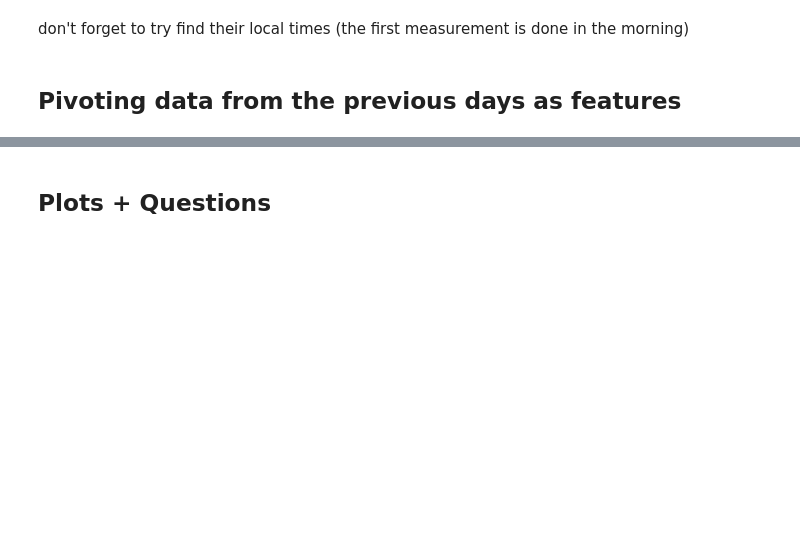
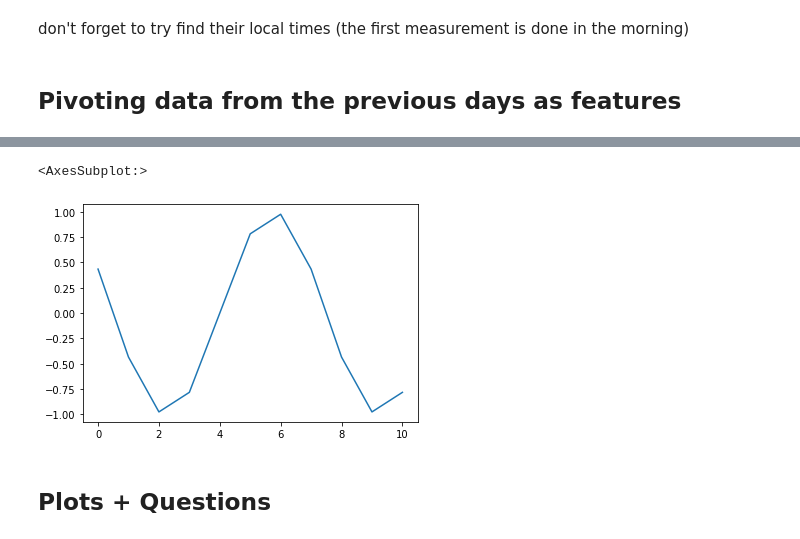
Before and after one commit to OlegBEZb/Data_Mining_assignment_1, a Jupyter notebook: Assignment_1.ipynb, the cells around one changed output, grey strips where cells are left out. Cells and saved outputs as stored; diff of their text form; code cells hidden in the pictures; blank space fills up the shorter version.

```diff
--- a/Assignment_1.ipynb
+++ b/Assignment_1.ipynb
@@ -298,6 +335,11 @@ pivoted_df.head(50)
 | 47 | 2014-03-21 | AS14.02 | 7.500000 | -0.750000 | 0.750000 | 6.951070 | 220.937176 | ... |
 | 48 | 2014-03-22 | AS14.02 | 6.500000 | -1.000000 | -0.500000 | 10.705048 | 222.004054 | ... |
 | 49 | 2014-03-23 | AS14.02 | 6.250000 | -1.000000 | 0.000000 | 5.393943 | 101.699575 | ... |
+# %%
+pivoted_df.loc[:10,'sin(1,freq=W-SUN)'].plot()
+# %% [output]
+<AxesSubplot:>
+[figure, added]
 # %% [markdown]
 ## Plots + Questions
 # %%
```
Also changed, not shown: parts of 24 cells of this notebook.
